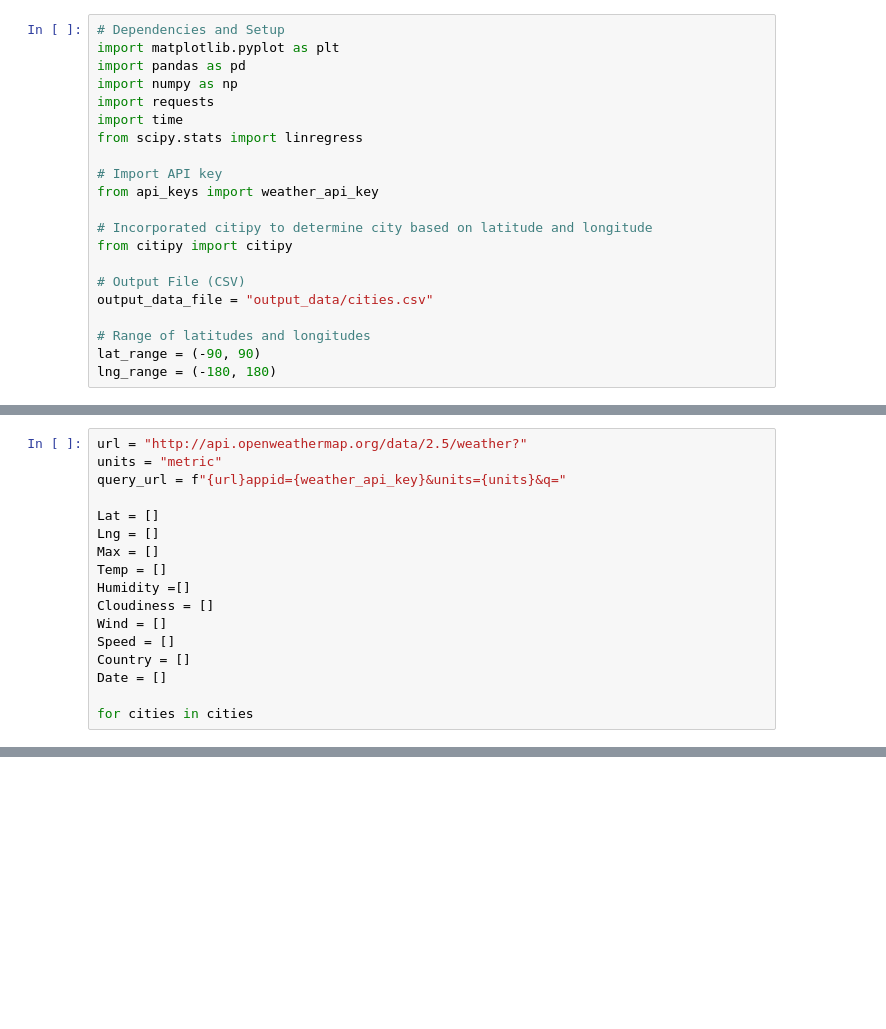
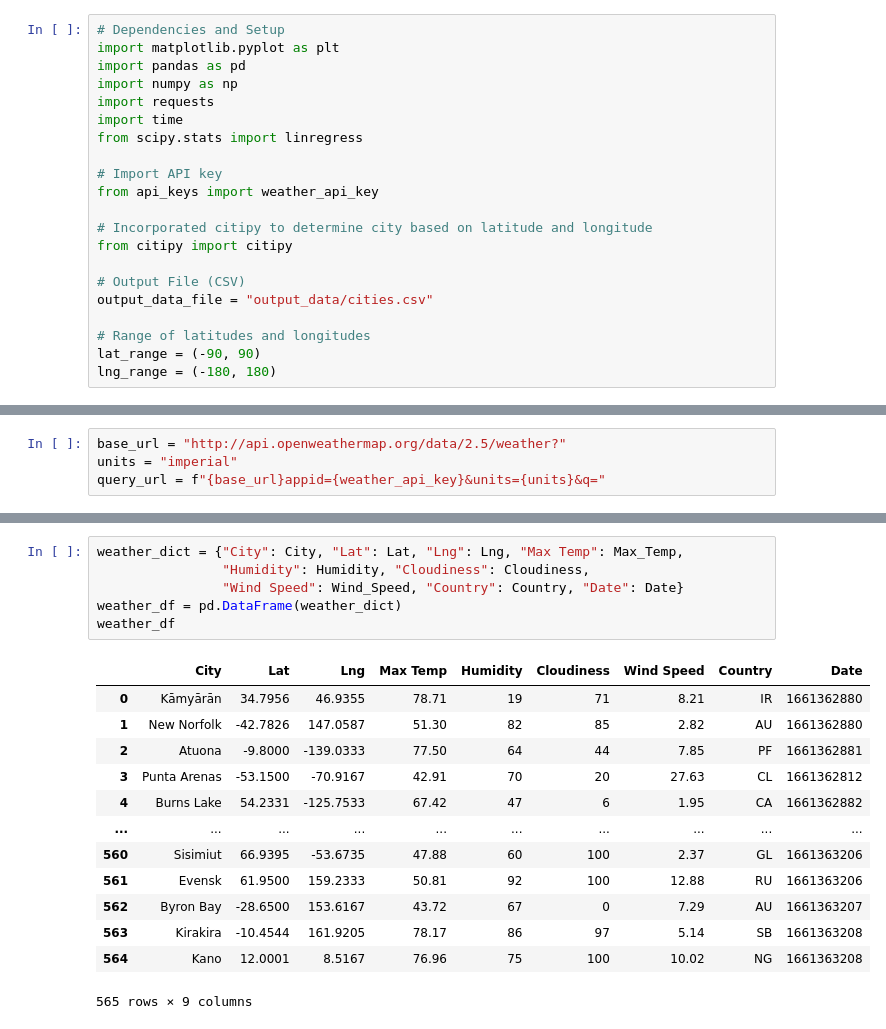
Before and after one commit to bdub99/Geographical-Weather-Analysis, a Jupyter notebook: WeatherPy/weather.ipynb, the cells around one changed output, grey strips where cells are left out. Cells and saved outputs as stored; diff of their text form; blank space fills up the shorter version.

```diff
--- a/WeatherPy/weather.ipynb
+++ b/WeatherPy/weather.ipynb
@@ -44,17 +44,4 @@ len(cities)
 # %%
-url = "http://api.openweathermap.org/data/2.5/weather?"
-units = "metric"
-query_url = f"{url}appid={weather_api_key}&units={units}&q="
-
-Lat = []
-Lng = []
-Max = []
-Temp = []
-Humidity =[]
-Cloudiness = []
-Wind = []
-Speed = []
-Country = []
-Date = []
-
-for cities in cities
+base_url = "http://api.openweathermap.org/data/2.5/weather?"
+units = "imperial"
+query_url = f"{base_url}appid={weather_api_key}&units={units}&q="
@@ -60,0 +108,20 @@ for cities in cities
+# %%
+weather_dict = {"City": City, "Lat": Lat, "Lng": Lng, "Max Temp": Max_Temp,
+                "Humidity": Humidity, "Cloudiness": Cloudiness,
+                "Wind Speed": Wind_Speed, "Country": Country, "Date": Date}
+weather_df = pd.DataFrame(weather_dict)
+weather_df
+# %% [output]
+|  | City | Lat | Lng | Max Temp | Humidity | Cloudiness | Wind Speed | Country | Date |
+| 0 | Kāmyārān | 34.7956 | 46.9355 | 78.71 | 19 | 71 | 8.21 | IR | 1661362880 |
+| 1 | New Norfolk | -42.7826 | 147.0587 | 51.30 | 82 | 85 | 2.82 | AU | 1661362880 |
+| 2 | Atuona | -9.8000 | -139.0333 | 77.50 | 64 | 44 | 7.85 | PF | 1661362881 |
+| 3 | Punta Arenas | -53.1500 | -70.9167 | 42.91 | 70 | 20 | 27.63 | CL | 1661362812 |
+| 4 | Burns Lake | 54.2331 | -125.7533 | 67.42 | 47 | 6 | 1.95 | CA | 1661362882 |
+| ... | ... | ... | ... | ... | ... | ... | ... | ... | ... |
+| 560 | Sisimiut | 66.9395 | -53.6735 | 47.88 | 60 | 100 | 2.37 | GL | 1661363206 |
+| 561 | Evensk | 61.9500 | 159.2333 | 50.81 | 92 | 100 | 12.88 | RU | 1661363206 |
+| 562 | Byron Bay | -28.6500 | 153.6167 | 43.72 | 67 | 0 | 7.29 | AU | 1661363207 |
+| 563 | Kirakira | -10.4544 | 161.9205 | 78.17 | 86 | 97 | 5.14 | SB | 1661363208 |
+| 564 | Kano | 12.0001 | 8.5167 | 76.96 | 75 | 100 | 10.02 | NG | 1661363208 |
+565 rows × 9 columns
```
Also changed, not shown: parts of 2 cells of this notebook.
